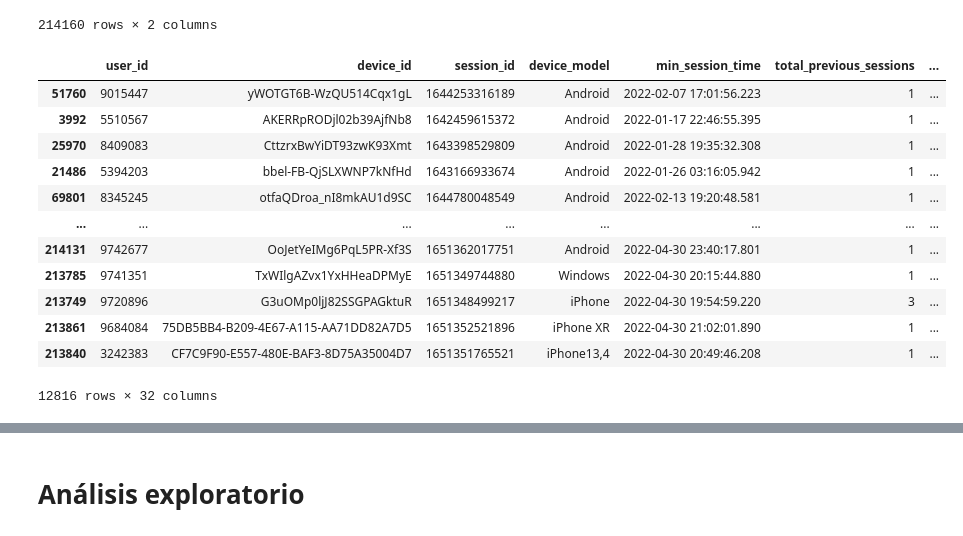
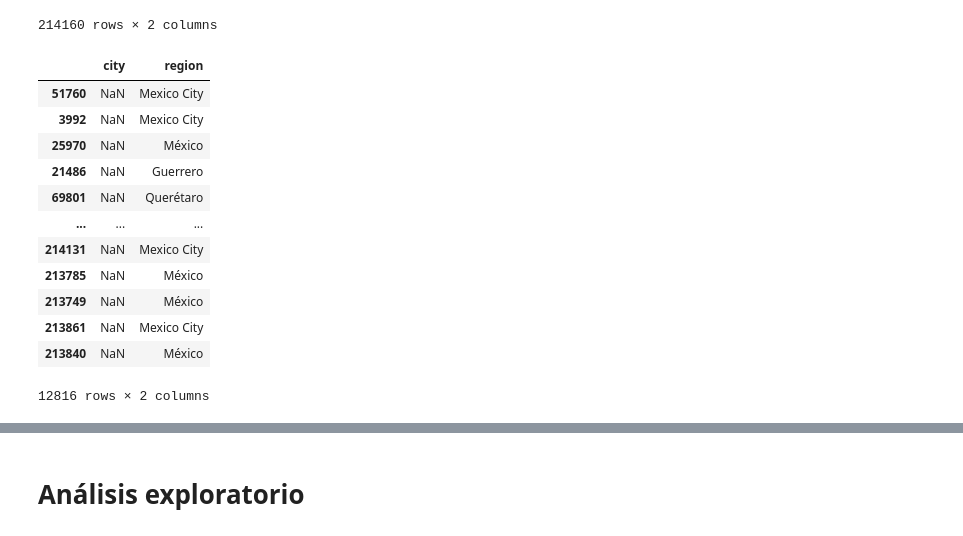
Before and after one commit to adilelle1/navegacion_web_poo, a Jupyter notebook: navegacion_web.ipynb, the cells around one changed output, grey strips where cells are left out. Drawn from its saved outputs; the diff is of its cells as text; code cells hidden in the pictures.

```diff
--- a/navegacion_web.ipynb
+++ b/navegacion_web.ipynb
@@ -260,18 +262,18 @@ data[['city', 'region']]
 | 214156 | Tecamac | México |
 214160 rows × 2 columns
 # %%
-data[data.city.isnull()]
+data.loc[data.city.isnull(),['city','region']]
 # %% [output]
-|  | user_id | device_id | session_id | device_model | min_session_time | total_previous_sessions | ... |
-| 51760 | 9015447 | yWOTGT6B-WzQU514Cqx1gL | 1644253316189 | Android | 2022-02-07 17:01:56.223 | 1 | ... |
-| 3992 | 5510567 | AKERRpRODjl02b39AjfNb8 | 1642459615372 | Android | 2022-01-17 22:46:55.395 | 1 | ... |
-| 25970 | 8409083 | CttzrxBwYiDT93zwK93Xmt | 1643398529809 | Android | 2022-01-28 19:35:32.308 | 1 | ... |
-| 21486 | 5394203 | bbel-FB-QjSLXWNP7kNfHd | 1643166933674 | Android | 2022-01-26 03:16:05.942 | 1 | ... |
-| 69801 | 8345245 | otfaQDroa_nI8mkAU1d9SC | 1644780048549 | Android | 2022-02-13 19:20:48.581 | 1 | ... |
-| ... | ... | ... | ... | ... | ... | ... | ... |
-| 214131 | 9742677 | OoJetYeIMg6PqL5PR-Xf3S | 1651362017751 | Android | 2022-04-30 23:40:17.801 | 1 | ... |
-| 213785 | 9741351 | TxWIlgAZvx1YxHHeaDPMyE | 1651349744880 | Windows | 2022-04-30 20:15:44.880 | 1 | ... |
-| 213749 | 9720896 | G3uOMp0ljJ82SSGPAGktuR | 1651348499217 | iPhone | 2022-04-30 19:54:59.220 | 3 | ... |
-| 213861 | 9684084 | 75DB5BB4-B209-4E67-A115-AA71DD82A7D5 | 1651352521896 | iPhone XR | 2022-04-30 21:02:01.890 | 1 | ... |
-| 213840 | 3242383 | CF7C9F90-E557-480E-BAF3-8D75A35004D7 | 1651351765521 | iPhone13,4 | 2022-04-30 20:49:46.208 | 1 | ... |
+|  | city | region |
+| 51760 | NaN | Mexico City |
+| 3992 | NaN | Mexico City |
+| 25970 | NaN | México |
+| 21486 | NaN | Guerrero |
+| 69801 | NaN | Querétaro |
+| ... | ... | ... |
+| 214131 | NaN | Mexico City |
+| 213785 | NaN | México |
+| 213749 | NaN | México |
+| 213861 | NaN | Mexico City |
+| 213840 | NaN | México |
-12816 rows × 32 columns
+12816 rows × 2 columns
```
Also changed, not shown: parts of 10 cells of this notebook.
